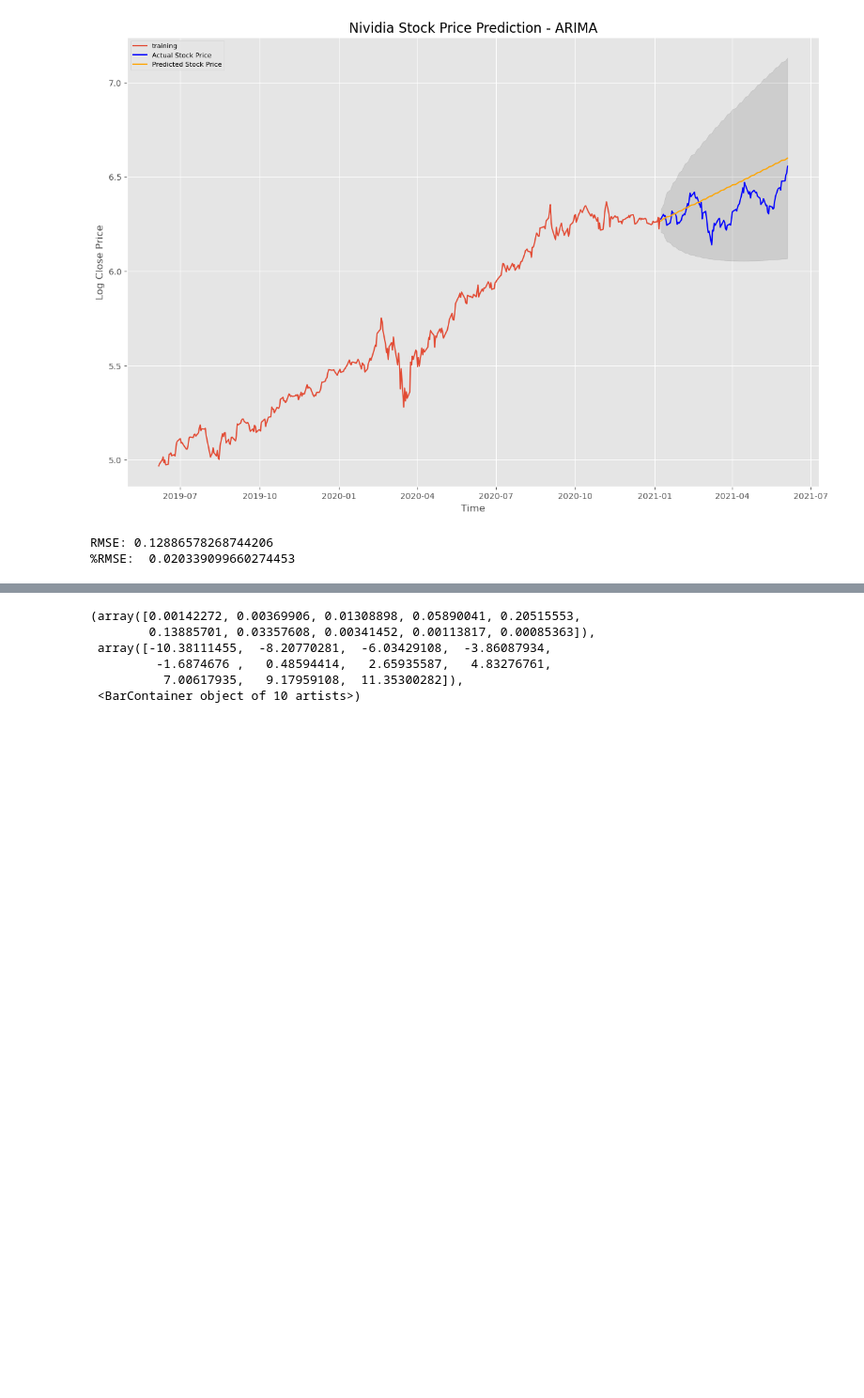
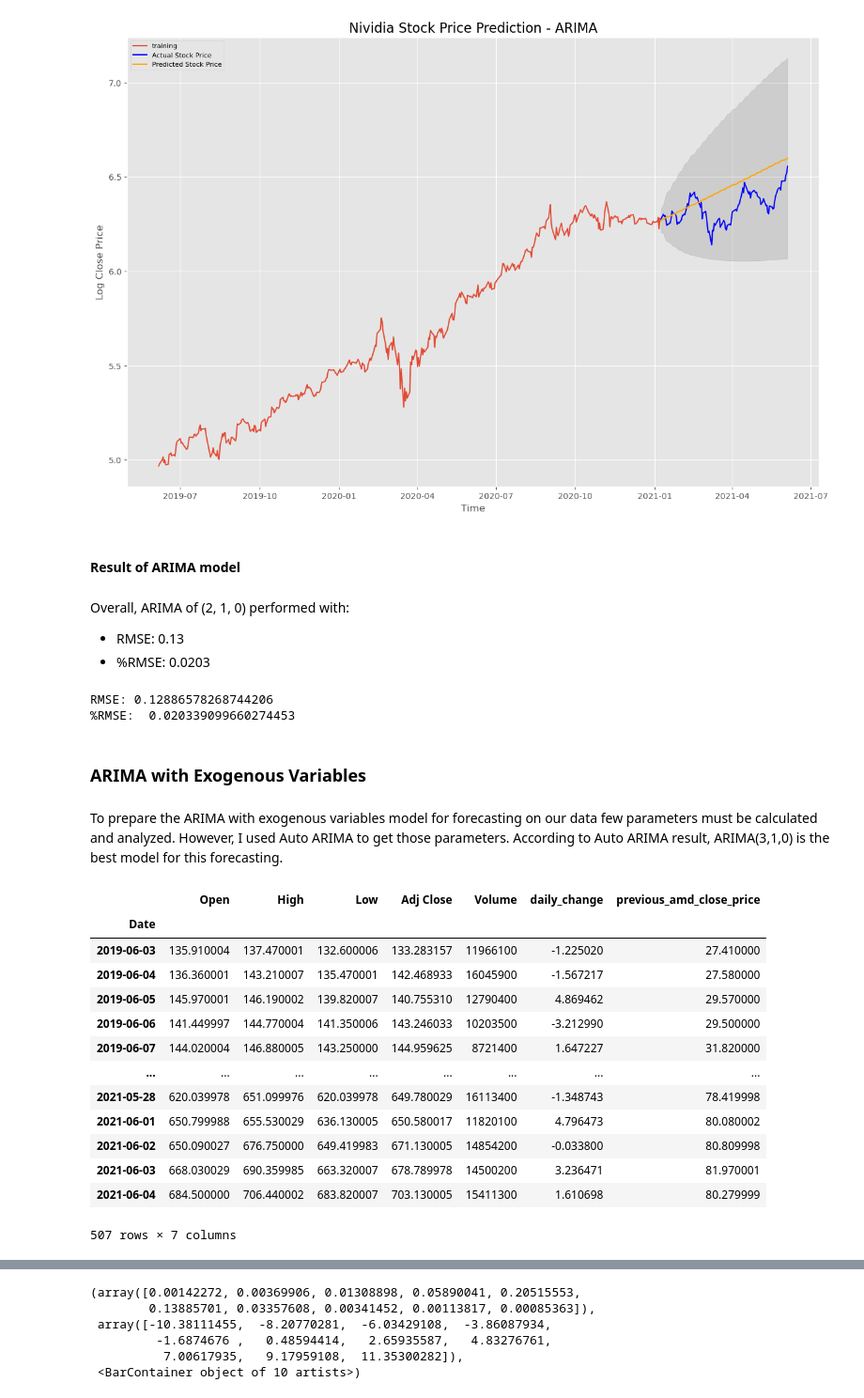
Before and after one commit to jayce7376/Nvidia_Stock_Prediction, a Jupyter notebook: Nvidia_Stock_Prediction.ipynb, the cells around one changed output, grey strips where cells are left out. Shown at 94% size. Saved outputs shown, nothing was run; the diff lists cells and outputs as text; code cells hidden in the pictures; blank space fills up the shorter version.

```diff
--- a/Nvidia_Stock_Prediction.ipynb
+++ b/Nvidia_Stock_Prediction.ipynb
@@ -340,6 +400,12 @@ plt.savefig('./images/ARIMA_prediction_result.png')
 plt.show()
 # %% [output]
 [figure]
+# %% [markdown]
+#### Result of ARIMA model
+# %% [markdown]
+Overall, ARIMA of (2, 1, 0) performed with:
+ - RMSE: 0.13
+ - %RMSE: 0.0203
 # %%
 MSE = np.square(np.subtract(test_data,fc_series)).mean()
 
@@ -349,3 +415,24 @@ print("%RMSE: ", RMSE/test_data.mean())
 # %% [output]
 RMSE: 0.12886578268744206
 %RMSE:  0.020339099660274453
+# %% [markdown]
+### ARIMA with Exogenous Variables
+# %% [markdown]
+To prepare the ARIMA with exogenous variables model for forecasting on our data few parameters must be calculated and analyzed. However, I used Auto ARIMA to get those parameters. According to Auto ARIMA result, ARIMA(3,1,0) is the best model for this forecasting.
+# %%
+exo_df
+# %% [output]
+|  | Open | High | Low | Adj Close | Volume | daily_change | previous_amd_close_price |
+| Date |  |  |  |  |  |  |  |
+| 2019-06-03 | 135.910004 | 137.470001 | 132.600006 | 133.283157 | 11966100 | -1.225020 | 27.410000 |
+| 2019-06-04 | 136.360001 | 143.210007 | 135.470001 | 142.468933 | 16045900 | -1.567217 | 27.580000 |
+| 2019-06-05 | 145.970001 | 146.190002 | 139.820007 | 140.755310 | 12790400 | 4.869462 | 29.570000 |
+| 2019-06-06 | 141.449997 | 144.770004 | 141.350006 | 143.246033 | 10203500 | -3.212990 | 29.500000 |
+| 2019-06-07 | 144.020004 | 146.880005 | 143.250000 | 144.959625 | 8721400 | 1.647227 | 31.820000 |
+| ... | ... | ... | ... | ... | ... | ... | ... |
+| 2021-05-28 | 620.039978 | 651.099976 | 620.039978 | 649.780029 | 16113400 | -1.348743 | 78.419998 |
+| 2021-06-01 | 650.799988 | 655.530029 | 636.130005 | 650.580017 | 11820100 | 4.796473 | 80.080002 |
+| 2021-06-02 | 650.090027 | 676.750000 | 649.419983 | 671.130005 | 14854200 | -0.033800 | 80.809998 |
+| 2021-06-03 | 668.030029 | 690.359985 | 663.320007 | 678.789978 | 14500200 | 3.236471 | 81.970001 |
+| 2021-06-04 | 684.500000 | 706.440002 | 683.820007 | 703.130005 | 15411300 | 1.610698 | 80.279999 |
+507 rows × 7 columns
```
Also changed, not shown: parts of 93 cells of this notebook, 2 other files.
